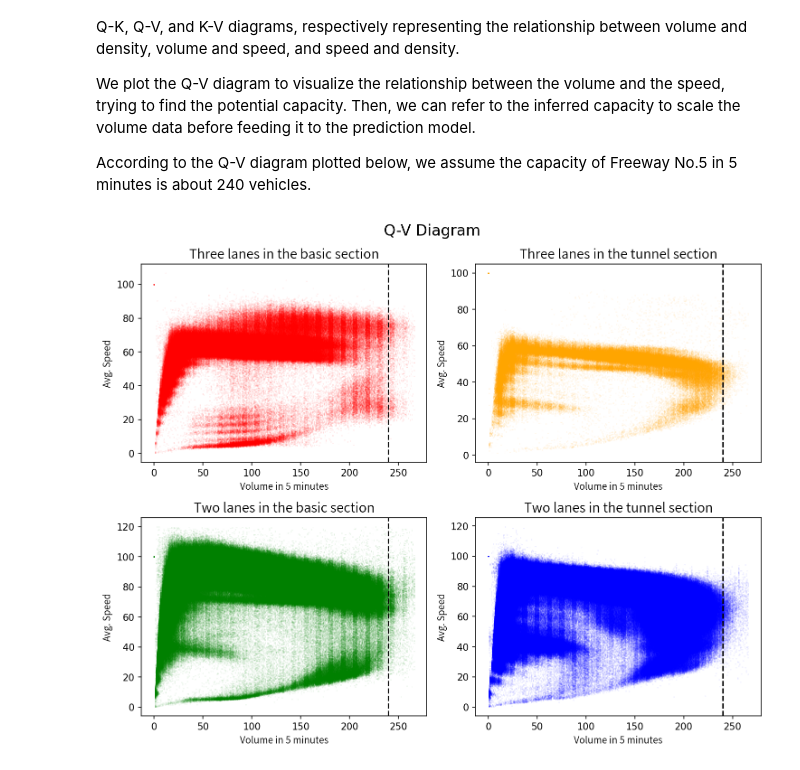
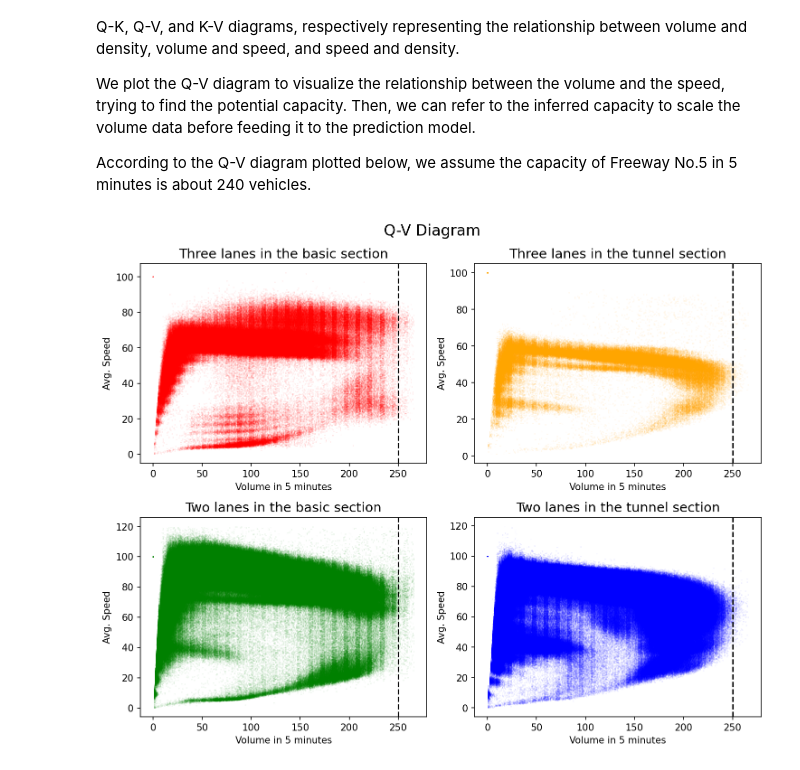
Before and after one commit to chhuang17/hwyTrafficPred, a Jupyter notebook: eda.ipynb, the cells around one changed output. Saved outputs shown, nothing was run; the diff lists cells and outputs as text; code cells hidden in the pictures.

```diff
--- a/eda.ipynb
+++ b/eda.ipynb
@@ -96,35 +96,32 @@ We plot the Q-V diagram to visualize the relationship between the volume and the
 
 According to the Q-V diagram plotted below, we assume the capacity of Freeway No.5 in 5 minutes is about 240 vehicles.
 # %%
-from matplotlib.font_manager import FontProperties as font
-chinese_font = font(fname="C:/Users/Hao/SpecialFonts/SourceHanSansTW/SourceHanSansTW-Normal.otf")
-
 fig, ax = plt.subplots(2, 2, figsize=(10, 8))
 ax[0, 0].scatter(roadType1['Volume'], roadType1['Speed'], s=0.001, color='red')
-ax[0, 0].axvline(x=240, color='black', linestyle='--')
-ax[0, 0].set_title('Three lanes in the basic section', fontproperties=chinese_font, fontsize=14)
-ax[0, 0].set_xlabel('Volume in 5 minutes', fontproperties=chinese_font, fontsize=10)
-ax[0, 0].set_ylabel('Avg. Speed', fontproperties=chinese_font, fontsize=10)
+ax[0, 0].axvline(x=250, color='black', linestyle='--')
+ax[0, 0].set_title('Three lanes in the basic section', fontsize=14)
+ax[0, 0].set_xlabel('Volume in 5 minutes', fontsize=10)
+ax[0, 0].set_ylabel('Avg. Speed', fontsize=10)
 
 ax[0, 1].scatter(roadType2['Volume'], roadType2['Speed'], s=0.001, color='orange')
-ax[0, 1].axvline(x=240, color='black', linestyle='--')
-ax[0, 1].set_title('Three lanes in the tunnel section', fontproperties=chinese_font, fontsize=14)
-ax[0, 1].set_xlabel('Volume in 5 minutes', fontproperties=chinese_font, fontsize=10)
-ax[0, 1].set_ylabel('Avg. Speed', fontproperties=chinese_font, fontsize=10)
+ax[0, 1].axvline(x=250, color='black', linestyle='--')
+ax[0, 1].set_title('Three lanes in the tunnel section', fontsize=14)
+ax[0, 1].set_xlabel('Volume in 5 minutes', fontsize=10)
+ax[0, 1].set_ylabel('Avg. Speed', fontsize=10)
 
 ax[1, 0].scatter(roadType3['Volume'], roadType3['Speed'], s=0.001, color='green')
-ax[1, 0].axvline(x=240, color='black', linestyle='--')
-ax[1, 0].set_title('Two lanes in the basic section', fontproperties=chinese_font, fontsize=14)
-ax[1, 0].set_xlabel('Volume in 5 minutes', fontproperties=chinese_font, fontsize=10)
-ax[1, 0].set_ylabel('Avg. Speed', fontproperties=chinese_font, fontsize=10)
+ax[1, 0].axvline(x=250, color='black', linestyle='--')
+ax[1, 0].set_title('Two lanes in the basic section', fontsize=14)
+ax[1, 0].set_xlabel('Volume in 5 minutes', fontsize=10)
+ax[1, 0].set_ylabel('Avg. Speed', fontsize=10)
 
 ax[1, 1].scatter(roadType4['Volume'], roadType4['Speed'], s=0.001, color='blue')
-ax[1, 1].axvline(x=240, color='black', linestyle='--')
-ax[1, 1].set_title('Two lanes in the tunnel section', fontproperties=chinese_font, fontsize=14)
-ax[1, 1].set_xlabel('Volume in 5 minutes', fontproperties=chinese_font, fontsize=10)
-ax[1, 1].set_ylabel('Avg. Speed', fontproperties=chinese_font, fontsize=10)
+ax[1, 1].axvline(x=250, color='black', linestyle='--')
+ax[1, 1].set_title('Two lanes in the tunnel section', fontsize=14)
+ax[1, 1].set_xlabel('Volume in 5 minutes', fontsize=10)
+ax[1, 1].set_ylabel('Avg. Speed', fontsize=10)
 
 plt.suptitle('Q-V Diagram', fontsize=16)
 plt.tight_layout()
 # %% [output]
-[figure, old version]
+[figure, new version]
```
Also changed, not shown: parts of 2 cells of this notebook.
